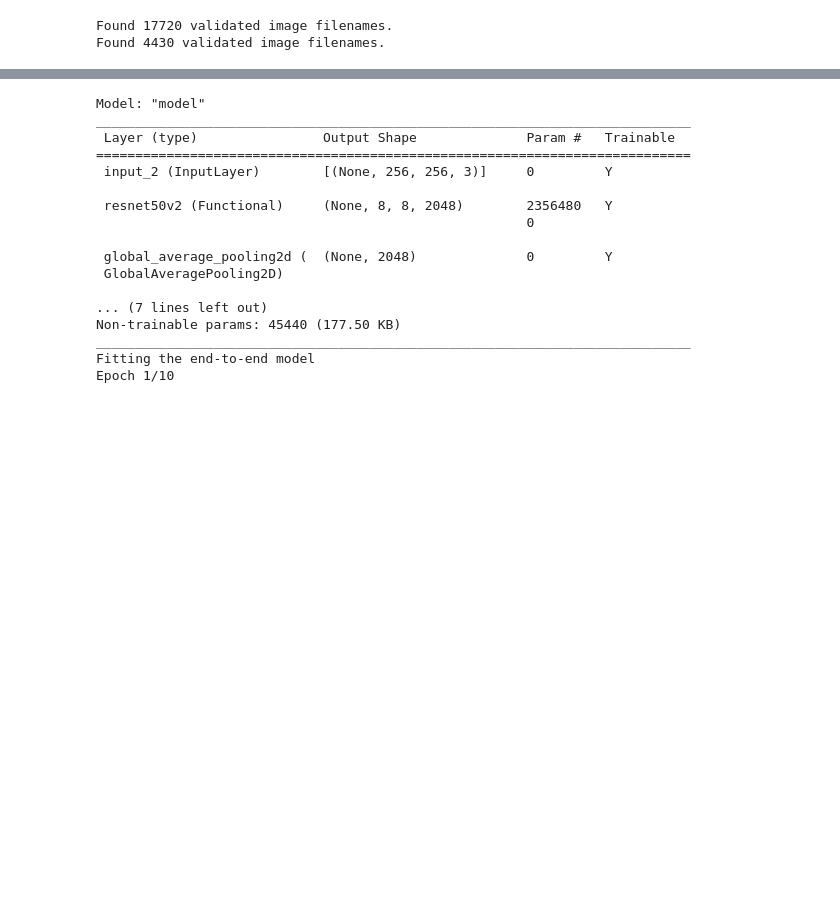
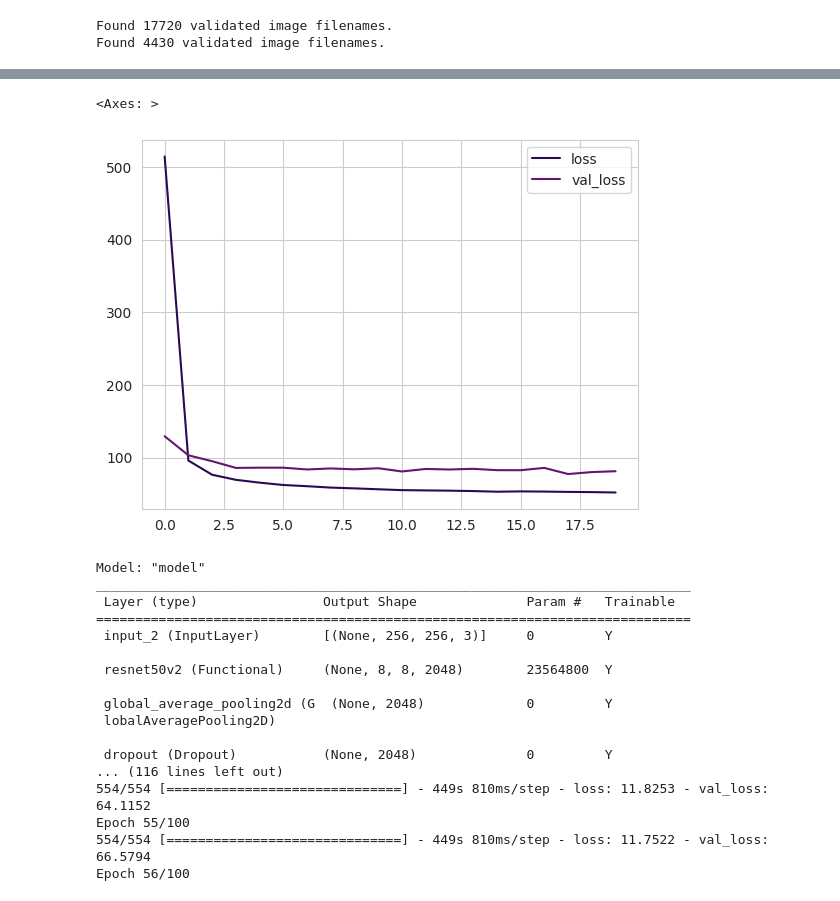
Before and after one commit to Emily-RoseSteyn/measuring-quality-of-life-gauteng, a Jupyter notebook: notebooks/2024-03-20.ipynb, the cells around one changed output, grey strips where cells are left out. Cells and saved outputs as stored; diff of their text form; code cells hidden in the pictures; blank space fills up the shorter version.

```diff
--- a/notebooks/2024-03-20.ipynb
+++ b/notebooks/2024-03-20.ipynb
@@ -190,7 +252,7 @@ model.compile(
     loss=MeanSquaredError(),
 )
 
-epochs = 2
+epochs = 20
 print("Fitting the top layer of the model")
 history_a = model.fit(train, epochs=epochs, validation_data=validation)
 # %% [output]
@@ -202,3 +287,9 @@ Epoch 2/2
+# %%
+historya_df = pd.DataFrame(history_a.history)
+historya_df.loc[0:, ['loss', 'val_loss']].plot()
+# %% [output]
+<Axes: >
+[figure, added]
 # %%
 # Unfreeze the base_model. Note that it keeps running in inference mode
 # since we passed `training=False` when calling it. This means that
@@ -213,7 +304,7 @@ model.compile(
     loss=MeanSquaredError(),
 )
 
-epochs = 10
+epochs = 100
 print("Fitting the end-to-end model")
 history_b = model.fit(train, epochs=epochs, validation_data=validation)
 # %% [output]
@@ -223,14 +314,14 @@ ____________________________________________________________________________
 ============================================================================
  input_2 (InputLayer)        [(None, 256, 256, 3)]     0         Y
 
- resnet50v2 (Functional)     (None, 8, 8, 2048)        2356480   Y
-                                                       0
+ resnet50v2 (Functional)     (None, 8, 8, 2048)        23564800  Y
 
- global_average_pooling2d (  (None, 2048)              0         Y
- GlobalAveragePooling2D)
+ global_average_pooling2d (G  (None, 2048)             0         Y
+ lobalAveragePooling2D)
 
-... (7 lines left out)
-Non-trainable params: 45440 (177.50 KB)
-____________________________________________________________________________
-Fitting the end-to-end model
-Epoch 1/10
+ dropout (Dropout)           (None, 2048)              0         Y
+... (116 lines left out)
+554/554 [==============================] - 449s 810ms/step - loss: 11.8253 - val_loss: 64.1152
+Epoch 55/100
+554/554 [==============================] - 449s 810ms/step - loss: 11.7522 - val_loss: 66.5794
+Epoch 56/100
```
Also changed, not shown: parts of 16 cells of this notebook.
